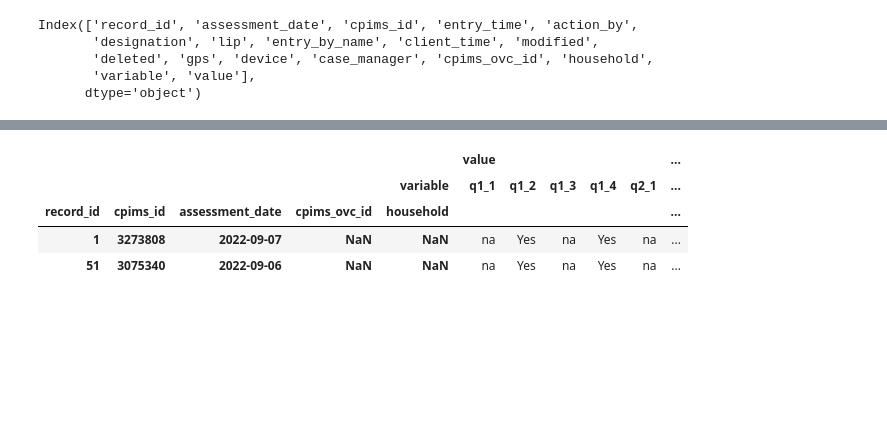
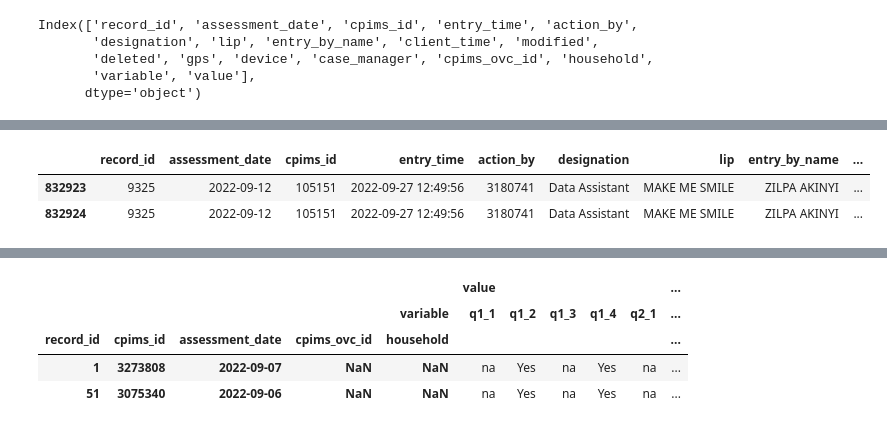
Before and after one commit to bmugwe/Usaid4thechild_data, a Jupyter notebook: MIS-CPIMS Data Import Test Script.ipynb, the cells around one changed output, grey strips where cells are left out. Saved outputs shown, nothing was run; the diff lists cells and outputs as text; code cells hidden in the pictures; blank space fills up the shorter version.

```diff
--- a/MIS-CPIMS Data Import Test Script.ipynb
+++ b/MIS-CPIMS Data Import Test Script.ipynb
@@ -140,0 +144,12 @@ ovc_care_benchmark.head(2)
+# %%
+# convert yes to 1 , no to 0, [["benchmark1","benchmark2","benchmark3","benchmark4","benchmark5","benchmark6","benchmark7","benchmark8","benchmark9",]]
+
+ovc_care_benchmark = ovc_care_benchmark.replace({"Yes": 1, "No": 0})
+
+ovc_care_benchmark.head(2)
+
+# ovc_care_benchmark.columns
+# %% [output]
+|  | record_id | assessment_date | cpims_id | entry_time | action_by | designation | lip | entry_by_name | ... |
+| 832923 | 9325 | 2022-09-12 | 105151 | 2022-09-27 12:49:56 | 3180741 | Data Assistant | MAKE ME SMILE | ZILPA AKINYI | ... |
+| 832924 | 9325 | 2022-09-12 | 105151 | 2022-09-27 12:49:56 | 3180741 | Data Assistant | MAKE ME SMILE | ZILPA AKINYI | ... |
```
Also changed, not shown: parts of 6 cells of this notebook, 4 other files.
